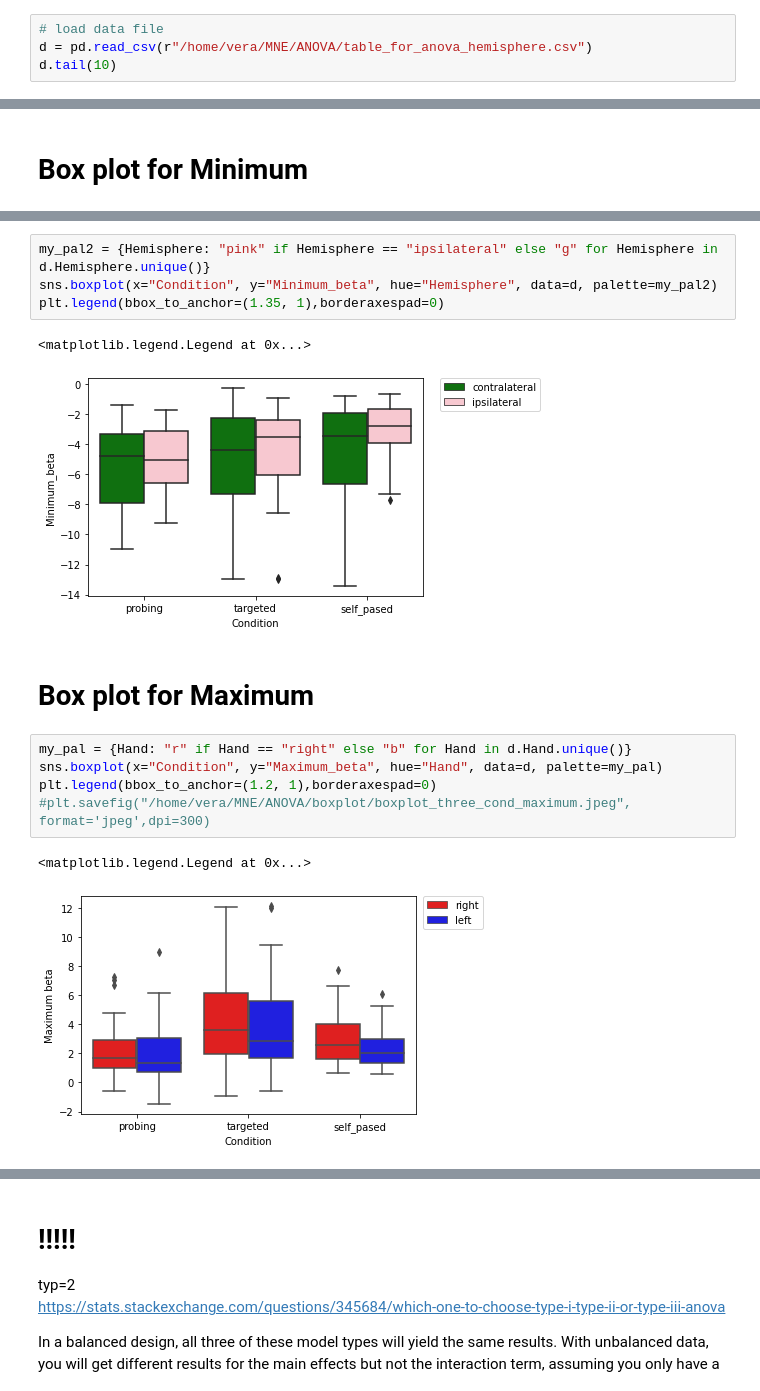
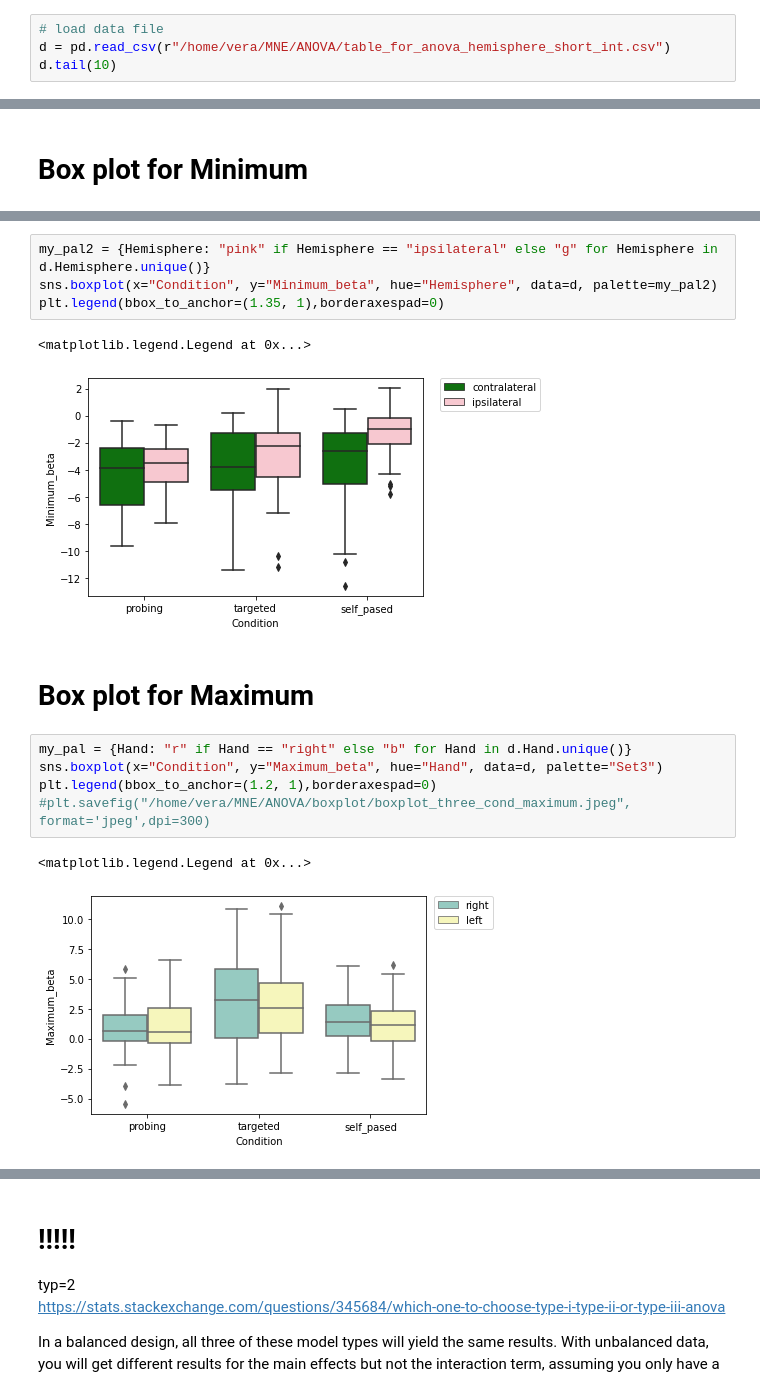
Before and after one commit to Mirrabella/Extremes_for_MEG_data, a Jupyter notebook: ANOVA/ANOVA_для_беты.ipynb, the cells around one changed output, grey strips where cells are left out. Cells and saved outputs as stored; diff of their text form.

```diff
--- a/ANOVA/ANOVA_для_беты.ipynb
+++ b/ANOVA/ANOVA_для_беты.ipynb
@@ -83,6 +95,6 @@ anova_table
 # %%
 # load data file
-d = pd.read_csv(r"/home/vera/MNE/ANOVA/table_for_anova_hemisphere.csv")
+d = pd.read_csv(r"/home/vera/MNE/ANOVA/table_for_anova_hemisphere_short_int.csv")
 d.tail(10)
 # %% [output]
 |  | Subject | Condition | Hand | Hemisphere | Minimum_beta | Maximum_beta |
@@ -111,17 +123,17 @@ sns.boxplot(x="Condition", y="Minimum_beta", hue="Hemisphere", data=d, palette=m
 plt.legend(bbox_to_anchor=(1.35, 1),borderaxespad=0)
 # %% [output]
 <matplotlib.legend.Legend at 0x...>
-[figure, old version]
+[figure, new version]
 # %% [markdown]
 # Box plot for Maximum
 # %%
 my_pal = {Hand: "r" if Hand == "right" else "b" for Hand in d.Hand.unique()}
-sns.boxplot(x="Condition", y="Maximum_beta", hue="Hand", data=d, palette=my_pal)
+sns.boxplot(x="Condition", y="Maximum_beta", hue="Hand", data=d, palette="Set3")
 plt.legend(bbox_to_anchor=(1.2, 1),borderaxespad=0)
 #plt.savefig("/home/vera/MNE/ANOVA/boxplot/boxplot_three_cond_maximum.jpeg", format='jpeg',dpi=300)
 # %% [output]
 <matplotlib.legend.Legend at 0x...>
-[figure, old version]
+[figure, new version]
 # %%
 my_pal2 = {Hemisphere: "pink" if Hemisphere == "ipsilateral" else "g" for Hemisphere in d.Hemisphere.unique()}
 sns.boxplot(x="Condition", y="Maximum_beta", hue="Hemisphere", data=d, palette=my_pal2)
```
Also changed, not shown: parts of 52 cells of this notebook.
